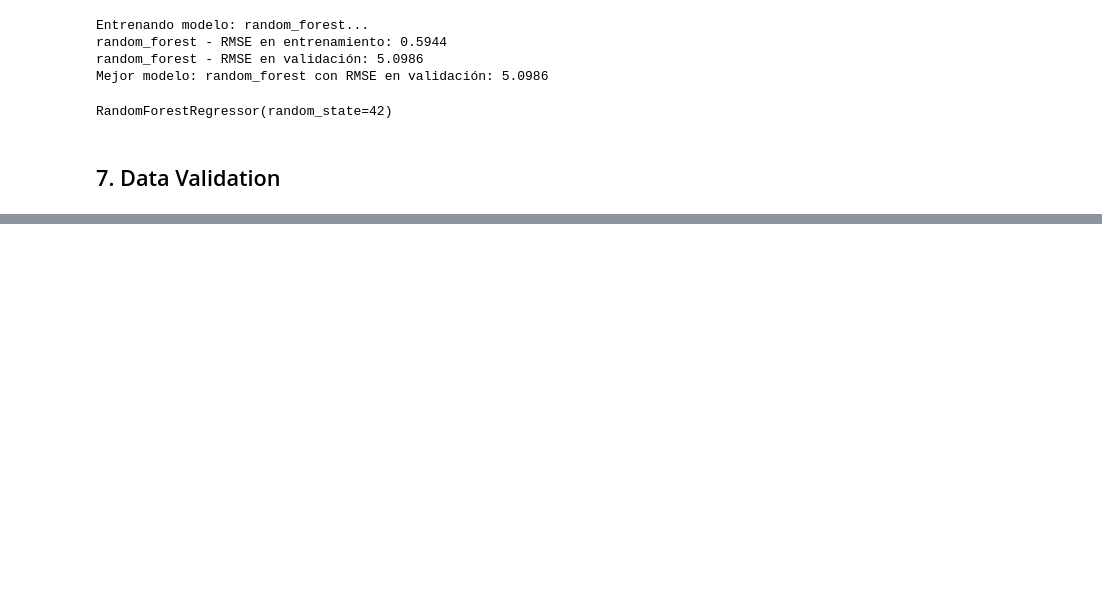
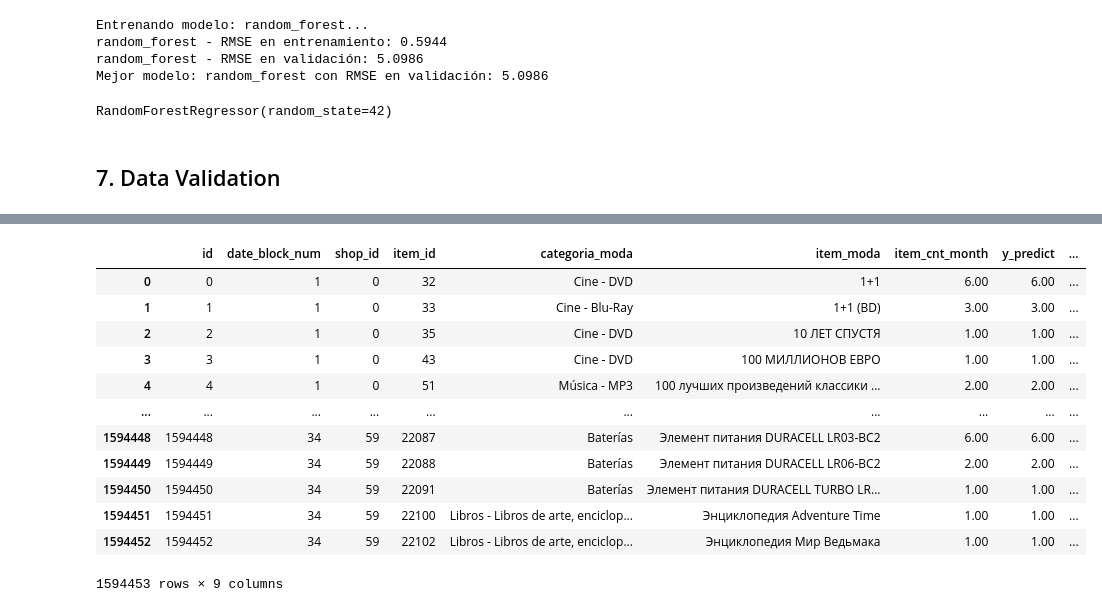
Before and after one commit to danielmichellpr/ArquitecturaGranEscala, a Jupyter notebook: src/main.ipynb, the cells around one changed output, grey strips where cells are left out. Cells and saved outputs as stored; diff of their text form; code cells hidden in the pictures; blank space fills up the shorter version.

```diff
--- a/tareas/t2/src/main.ipynb
+++ b/src/main.ipynb
@@ -534,0 +585,5 @@ See the caveats in the documentation: https://pandas.pydata.org/pandas-docs/stab
+# %%
+df_grouped = df_grouped.reset_index()
+df_grouped = df_grouped.rename(columns={"valor_moda":"item_moda"})
+# %%
+df_grouped = df_grouped.rename(columns={"index":"id"})
@@ -534,0 +628,2 @@ See the caveats in the documentation: https://pandas.pydata.org/pandas-docs/stab
+# %%
+df_final = pd.merge(df_grouped,results_df.rename(columns={"index":"id"}),how = "inner",on=["id","date_block_num"])
@@ -534,0 +642,2 @@ See the caveats in the documentation: https://pandas.pydata.org/pandas-docs/stab
+# %%
+vars_imp = ['id', 'date_block_num', 'shop_id', 'item_id', 'categoria_moda','item_moda', 'item_cnt_month', 'y_predict', 'flag']
@@ -534,0 +646,16 @@ See the caveats in the documentation: https://pandas.pydata.org/pandas-docs/stab
+# %%
+df_final[vars_imp]
+# %% [output]
+|  | id | date_block_num | shop_id | item_id | categoria_moda | item_moda | item_cnt_month | y_predict | ... |
+| 0 | 0 | 1 | 0 | 32 | Cine - DVD | 1+1 | 6.00 | 6.00 | ... |
+| 1 | 1 | 1 | 0 | 33 | Cine - Blu-Ray | 1+1 (BD) | 3.00 | 3.00 | ... |
+| 2 | 2 | 1 | 0 | 35 | Cine - DVD | 10 ЛЕТ СПУСТЯ | 1.00 | 1.00 | ... |
+| 3 | 3 | 1 | 0 | 43 | Cine - DVD | 100 МИЛЛИОНОВ ЕВРО | 1.00 | 1.00 | ... |
+| 4 | 4 | 1 | 0 | 51 | Música - MP3 | 100 лучших произведений классики ... | 2.00 | 2.00 | ... |
+| ... | ... | ... | ... | ... | ... | ... | ... | ... | ... |
+| 1594448 | 1594448 | 34 | 59 | 22087 | Baterías | Элемент питания DURACELL LR03-BC2 | 6.00 | 6.00 | ... |
+| 1594449 | 1594449 | 34 | 59 | 22088 | Baterías | Элемент питания DURACELL LR06-BC2 | 2.00 | 2.00 | ... |
+| 1594450 | 1594450 | 34 | 59 | 22091 | Baterías | Элемент питания DURACELL TURBO LR... | 1.00 | 1.00 | ... |
+| 1594451 | 1594451 | 34 | 59 | 22100 | Libros - Libros de arte, enciclop... | Энциклопедия Adventure Time | 1.00 | 1.00 | ... |
+| 1594452 | 1594452 | 34 | 59 | 22102 | Libros - Libros de arte, enciclop... | Энциклопедия Мир Ведьмака | 1.00 | 1.00 | ... |
+1594453 rows × 9 columns
```
Also changed, not shown: parts of 18 cells of this notebook, 19 other files.
